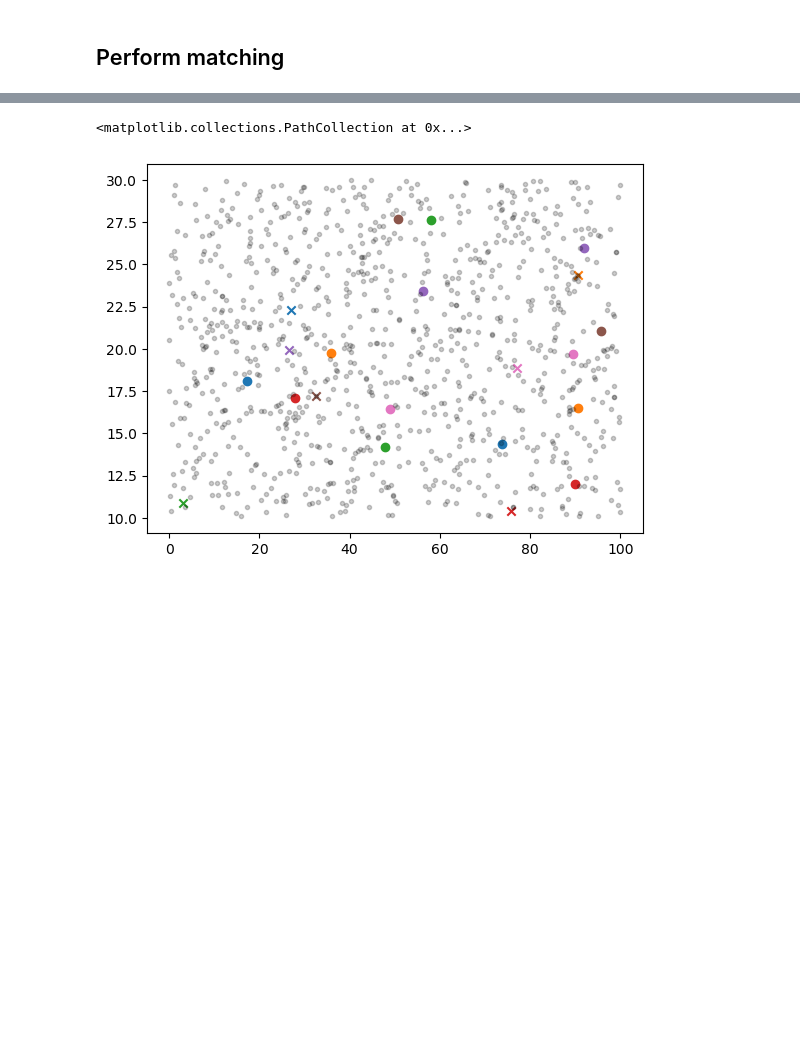
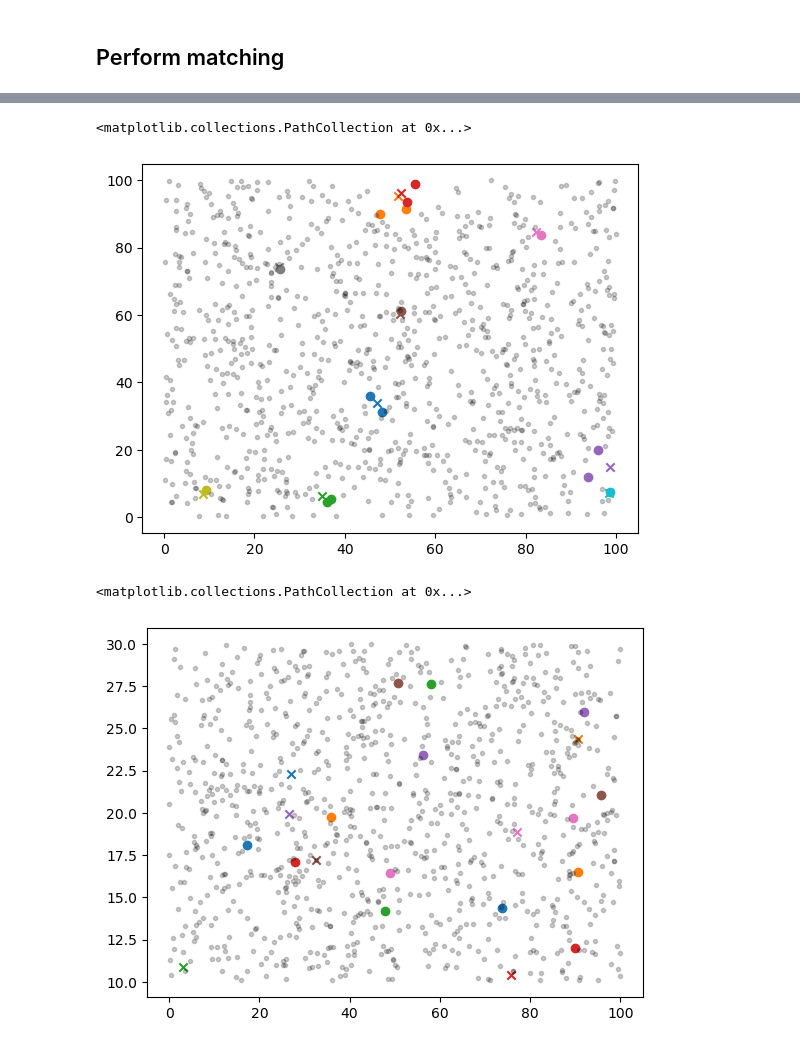
Before and after one commit to kirilklein/opmatch, a Jupyter notebook: README.ipynb, the cells around one changed output, grey strips where cells are left out. Cells and saved outputs as stored; diff of their text form; code cells hidden in the pictures; blank space fills up the shorter version.

```diff
--- a/README.ipynb
+++ b/README.ipynb
@@ -215,0 +229,15 @@ AssertionError: make sure that max_mr and n_control_pool are integers
+# %%
+fig, ax = plt.subplots()
+# get colorwheel
+colors = plt.rcParams['axes.prop_cycle'].by_key()['color']
+matched = []
+for color, (case, controls) in zip(colors, cc_dic.items()):
+    matched.extend(controls)
+    matched.append(case)
+    ax.scatter(df.loc[case, 'age'], df.loc[case, 'bmi'], color = color, marker = 'x')
+    ax.scatter(df.loc[controls, 'age'], df.loc[controls, 'bmi'], color = color, marker='o')
+unmatched = [i for i in df.index if i not in matched]
+ax.scatter(df.loc[unmatched, 'age'], df.loc[unmatched, 'bmi'], color = 'k', marker='.', alpha=.2)
+# %% [output]
+<matplotlib.collections.PathCollection at 0x...>
+[figure, added]
```
Also changed, not shown: parts of 8 cells of this notebook, 1 other file.
